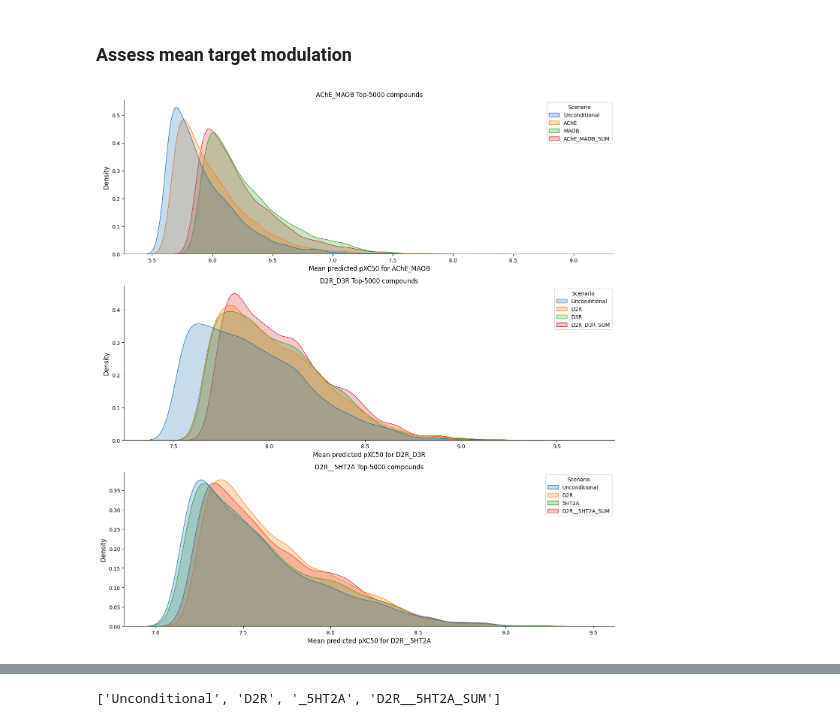
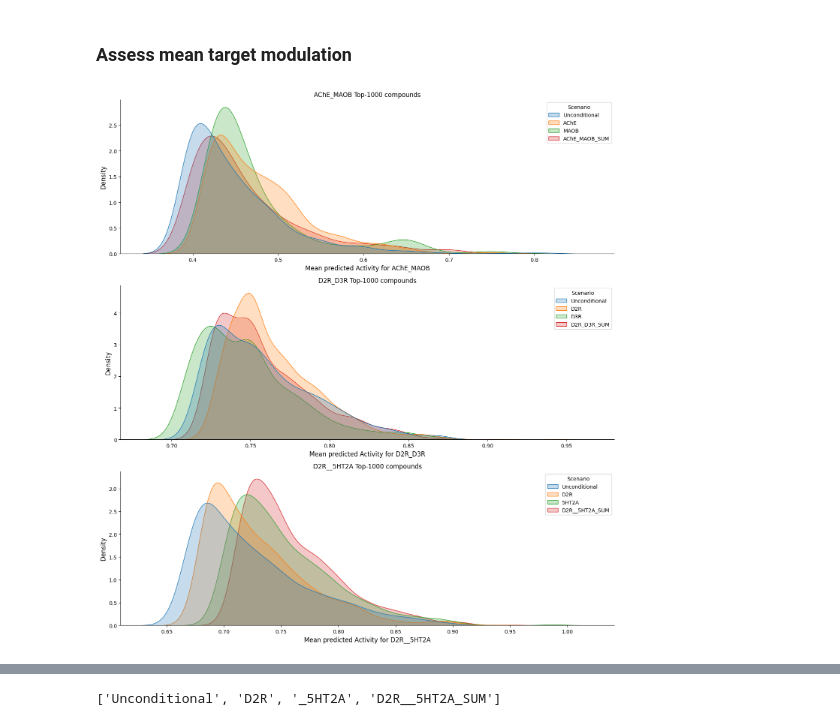
Before and after one commit to arthurcerveira/CoMPO-GPT, a Jupyter notebook: scripts/09-Data-Viz.ipynb, the cells around one changed output, grey strips where cells are left out. Cells and saved outputs as stored; diff of their text form; code cells hidden in the pictures.

```diff
--- a/scripts/09-Data-Viz.ipynb
+++ b/scripts/09-Data-Viz.ipynb
@@ -328,8 +286,8 @@ Top-2500 MAOB pXC50 statistics
 ### Assess mean target modulation
 # %%
 agg = "SUM"  # MEAN, MAX
-# ACT_TYPE = "Activity"  # pIC50, inhibition
-ACT_TYPE = "pXC50"  # pIC50, inhibition
+ACT_TYPE = "Activity"  # pIC50, inhibition
+# ACT_TYPE = "pXC50"  # pIC50, inhibition
 
 multitarget_combination = {
     "AChE_MAOB": {
@@ -350,36 +308,36 @@ multitarget_combination = {
 }
 
 fig, axes = plt.subplots(len(multitarget_combination), 1, figsize=(14, 5 * len(multitarget_combination)))
-n = 5000
+n = 1000
 
 
 for j, combination in enumerate(multitarget_combination):
     activity_column = f"{combination}_{ACT_TYPE}"
     df_list = list()
     # print(f"Combination: {activity_column}")
 
     gen_molecules = multitarget_combination[combination]["generated_molecules"]
     for gen_molecule in gen_molecules:
         # print(gen_molecule)
         # df = pd.read_csv(f'../generated_molecules/predicted_activity/{gen_molecule}_MTDD.csv')
         df = pd.read_csv(f'../generated_molecules/{EPOCHS}-epoch/predicted_activity/{gen_molecule}.csv')
         scenario = gen_molecule[1:] if gen_molecule.startswith("_") else gen_molecule
         df_filtered = df[activity_column].nlargest(n).to_frame().assign(Scenario=scenario)
         df_list.append(df_filtered)
 
     activities = pd.concat(df_list).reset_index()
 
     sns.kdeplot(data=activities, x=activity_column, bw_adjust=1, hue='Scenario',ax=axes[j], fill=True)
     # sns.kdeplot(data=df, x="pred_pXC50", bw_adjust=1, hue='Scenario',ax=axes[j], fill=True)
 
     axes[j].set_title('{} Top-{} compounds'.format(combination, n), fontsize=12)
     axes[j].spines['right'].set_visible(False)
     axes[j].spines['top'].set_visible(False)
     axes[j].set_ylabel("Density", fontsize=12)
     axes[j].set_xlabel(f"Mean predicted {ACT_TYPE} for {combination}", fontsize=12)
 
 plt.tight_layout()
 plt.show()
 # %% [output]
-[figure, old version]
+[figure, new version]
 # %%
```
Also changed, not shown: parts of 33 cells of this notebook, 4 other files.
